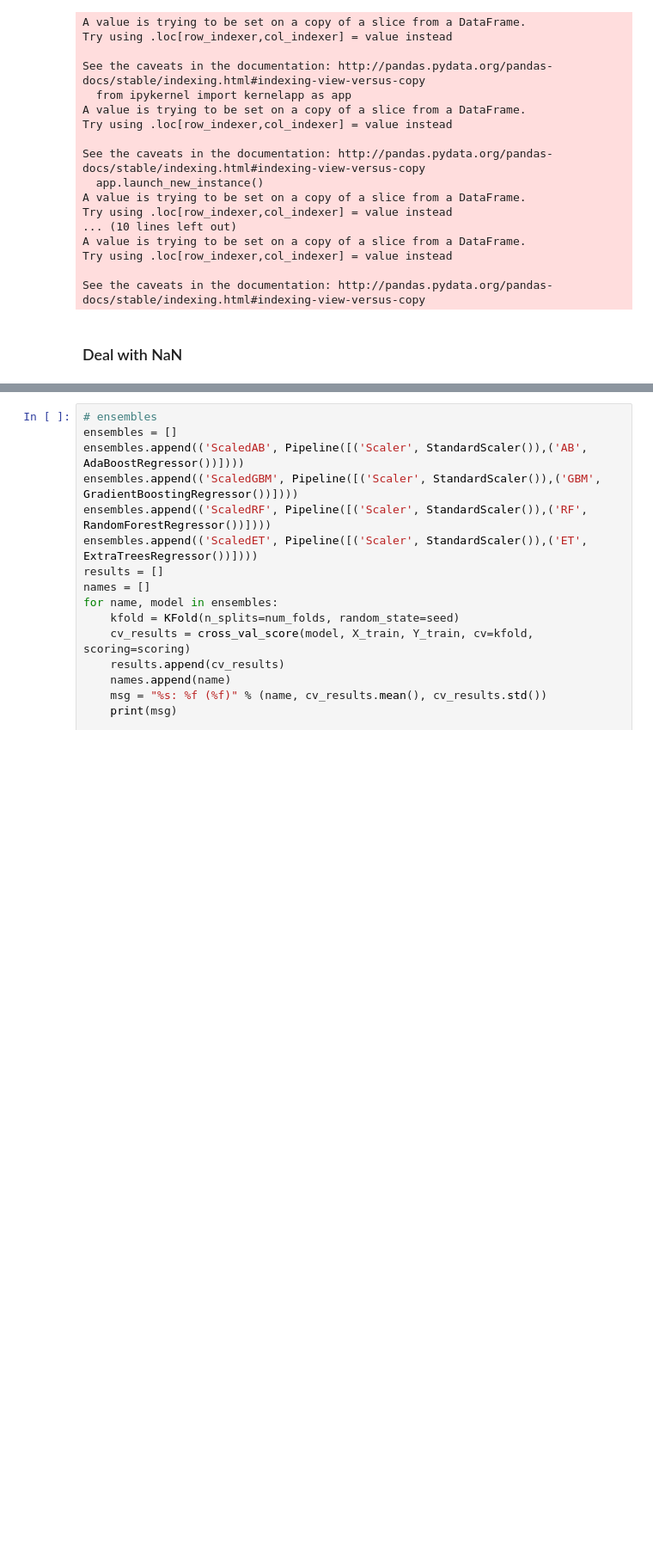
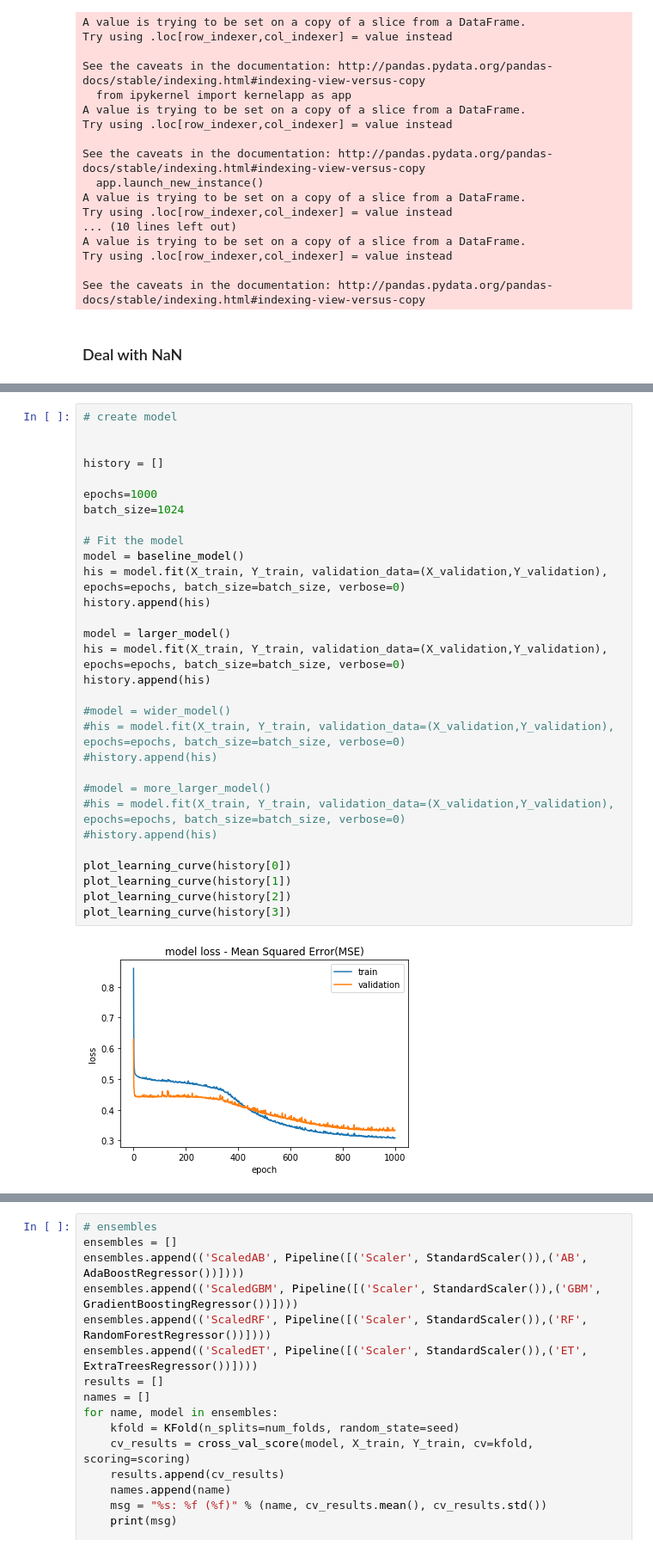
Before and after one commit to niekoloid/ssdata_dna_analysis, a Jupyter notebook: Regression_SSDATA.ipynb, the cells around one changed output, grey strips where cells are left out. Shown: that part at 86% size. Cells and saved outputs as stored; diff of their text form; blank space fills up the shorter version.

```diff
--- a/Regression_SSDATA.ipynb
+++ b/Regression_SSDATA.ipynb
@@ -411,0 +441,32 @@ pyplot.show()
+# %%
+# create model
+
+
+history = []
+
+epochs=1000
+batch_size=1024
+
+# Fit the model
+model = baseline_model()
+his = model.fit(X_train, Y_train, validation_data=(X_validation,Y_validation), epochs=epochs, batch_size=batch_size, verbose=0)
+history.append(his)
+
+model = larger_model()
+his = model.fit(X_train, Y_train, validation_data=(X_validation,Y_validation), epochs=epochs, batch_size=batch_size, verbose=0)
+history.append(his)
+
+#model = wider_model()
+#his = model.fit(X_train, Y_train, validation_data=(X_validation,Y_validation), epochs=epochs, batch_size=batch_size, verbose=0)
+#history.append(his)
+
+#model = more_larger_model()
+#his = model.fit(X_train, Y_train, validation_data=(X_validation,Y_validation), epochs=epochs, batch_size=batch_size, verbose=0)
+#history.append(his)
+
+plot_learning_curve(history[0])
+plot_learning_curve(history[1])
+plot_learning_curve(history[2])
+plot_learning_curve(history[3])
+# %% [output]
+[figure, added]
```
Also changed, not shown: parts of 15 cells of this notebook.
